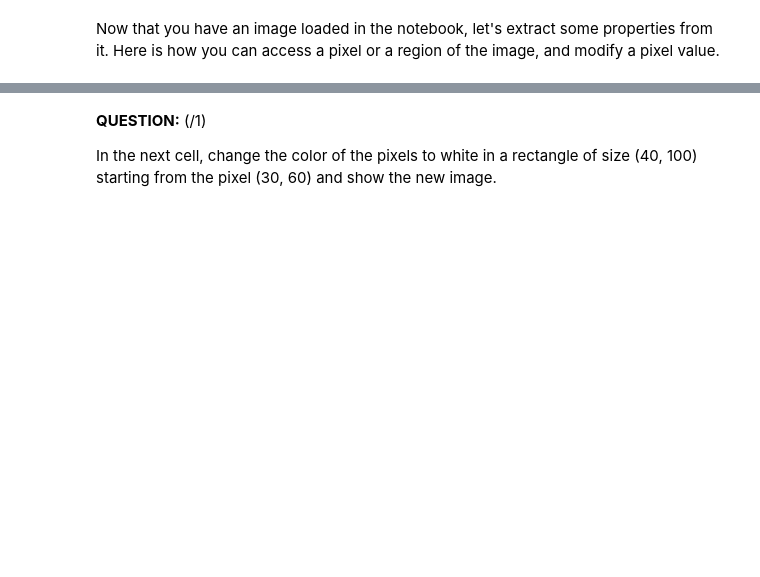
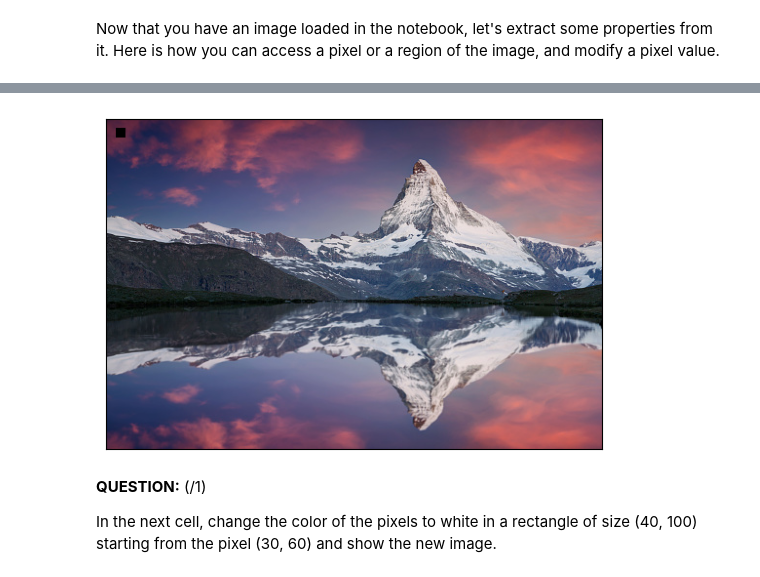
Before and after one commit to SeifLabib/Lab-in-Signal-Image-Processing, a Jupyter notebook: Lab1/01_introduction_image_processing_2024.ipynb, the cells around one changed output, grey strips where cells are left out. Cells and saved outputs as stored; diff of their text form; code cells hidden in the pictures; blank space fills up the shorter version.

Commit message:
Reading Images & ColourSpace Conversion

```diff
--- a/Lab1/01_introduction_image_processing_2024.ipynb
+++ b/Lab1/01_introduction_image_processing_2024.ipynb
@@ -81,3 +98,9 @@ print('New pixel value at location {}x{} is {}'.format(pixel_row, pixel_col, img
+# %%
+img[pixel_row:pixel_row+region_size, pixel_col:pixel_col+region_size] = [0, 0, 0]
+display_image(img)
+plt.show()
+# %% [output]
+[figure, added]
 # %% [markdown]
 **QUESTION:** (/1)
 
```
Also changed, not shown: parts of 15 cells of this notebook.
